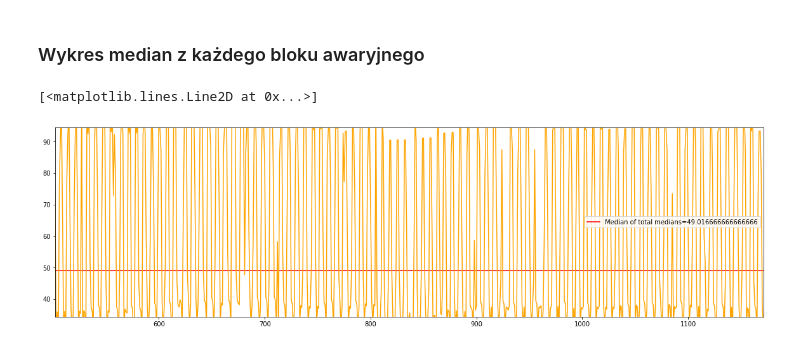
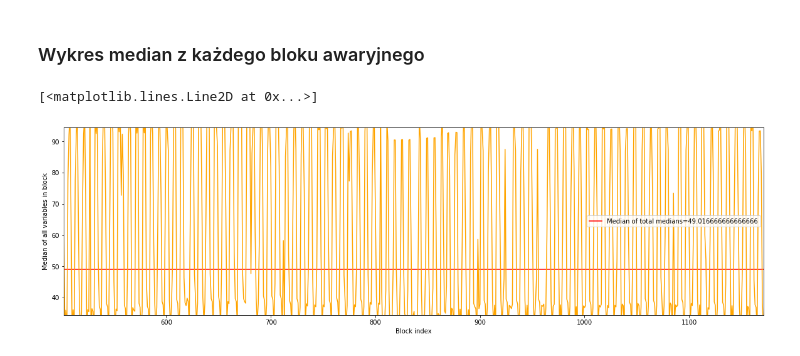
Before and after one commit to nerooc/device-downtime-detection, a Jupyter notebook: data_analysis/medians.ipynb, the cells around one changed output. Saved outputs shown, nothing was run; the diff lists cells and outputs as text; code cells hidden in the pictures.

```diff
--- a/data_analysis/medians.ipynb
+++ b/data_analysis/medians.ipynb
@@ -124,15 +132,17 @@ for idx in range(9):
 # %%
 faulty_blocks_total_medians = []
 
 for block in faulty_blocks:
     faulty_blocks_total_medians.append(np.mean(block))
 
 median_total = np.median(faulty_blocks_total_medians)
 
 plt.margins(x=-0.3, y=-0.1)
 plt.axhline(y=median_total, color='r', linestyle='-', label='Median of total medians={0}'.format(median_total))
+plt.xlabel('Block index')
+plt.ylabel('Median of all variables in block')
 plt.legend()
 plt.plot(faulty_blocks_total_medians, color='orange')
 # %% [output]
 [<matplotlib.lines.Line2D at 0x...>]
-[figure, old version]
+[figure, new version]
```
Also changed, not shown: parts of 5 cells of this notebook, 2 other files.
